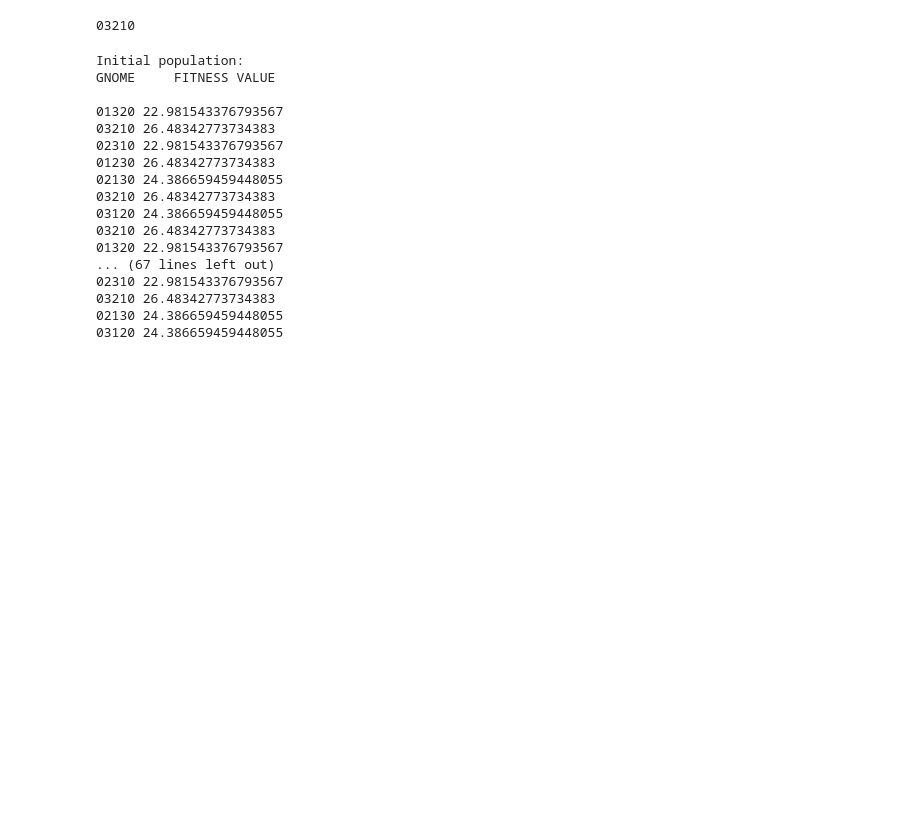
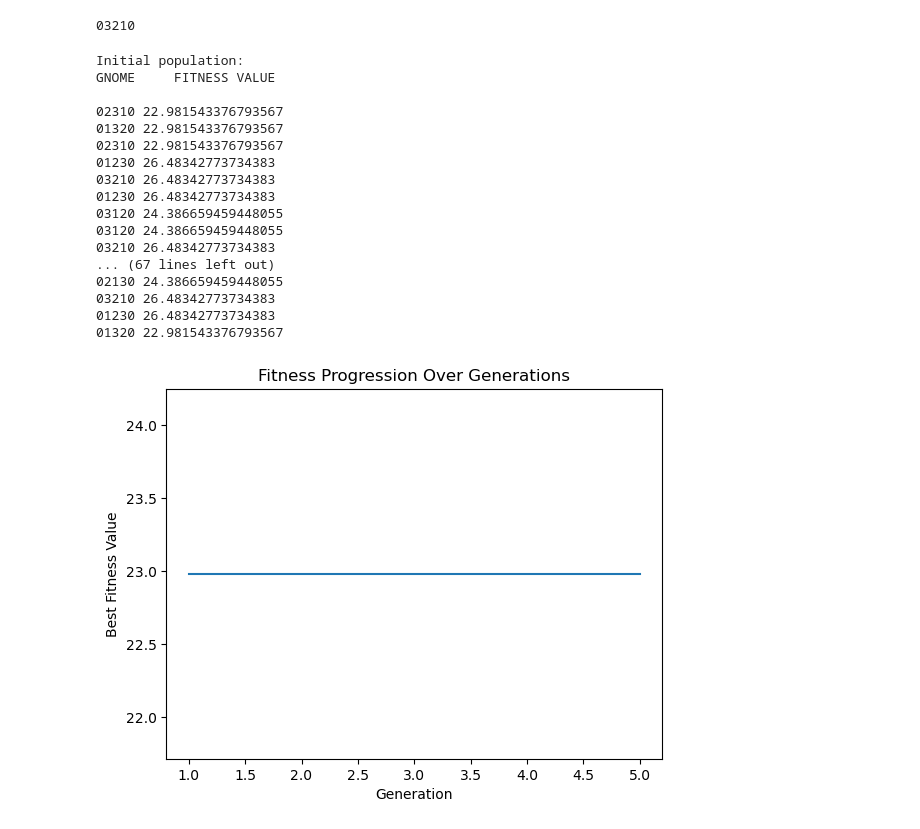
Before and after one commit to Paramesh612/Machine-Learning-Laboratory, a Jupyter notebook: Genetic Algo/ga_drone.ipynb, the cells around one changed output. Drawn from its saved outputs; the diff is of its cells as text; code cells hidden in the pictures; blank space fills up the shorter version.

```diff
--- a/Genetic Algo/ga_drone.ipynb
+++ b/Genetic Algo/ga_drone.ipynb
@@ -135,47 +135,47 @@ def TSPUtil(mp):
                     break
                 else:
                     prob = pow(2.7, -1 * (float(new_gnome.fitness - population[i].fitness) / temperature))
                     if prob > 0.5:
                         new_population.append(new_gnome)
                         break
 
         temperature = cooldown(temperature)
         population = new_population
         print("Generation: ", gen)
         print("GNOME FITNESS_VALUE")
         for i in range(POP_SIZE):
             print(population[i].gnome, population[i].fitness)
         print()
 
         gen += 1
 
-    # Plot the fitness values over time
-    # plt.plot(range(1, gen), best_fitness_over_time)
-    # plt.xlabel("Generation")
-    # plt.ylabel("Best Fitness Value")
-    # plt.title("Fitness Progression Over Generations")
-    # plt.show()
+    plt.plot(range(1, gen), best_fitness_over_time)
+    plt.xlabel("Generation")
+    plt.ylabel("Best Fitness Value")
+    plt.title("Fitness Progression Over Generations")
+    plt.show()
 
 # Call the TSPUtil function
 TSPUtil(None)
 # %% [output]
 Initial population:
 GNOME     FITNESS VALUE
 
+02310 22.981543376793567
 01320 22.981543376793567
-03210 26.48342773734383
 02310 22.981543376793567
 01230 26.48342773734383
+03210 26.48342773734383
+01230 26.48342773734383
+03120 24.386659459448055
+03120 24.386659459448055
+03210 26.48342773734383
+... (67 lines left out)
 02130 24.386659459448055
 03210 26.48342773734383
-03120 24.386659459448055
-03210 26.48342773734383
+01230 26.48342773734383
 01320 22.981543376793567
-... (67 lines left out)
-02310 22.981543376793567
-03210 26.48342773734383
-02130 24.386659459448055
-03120 24.386659459448055
+[figure, added]
 # %%
 TSPUtil(mat)
 # %% [output]
```
Also changed, not shown: parts of 1 cell of this notebook, 2 other files.
